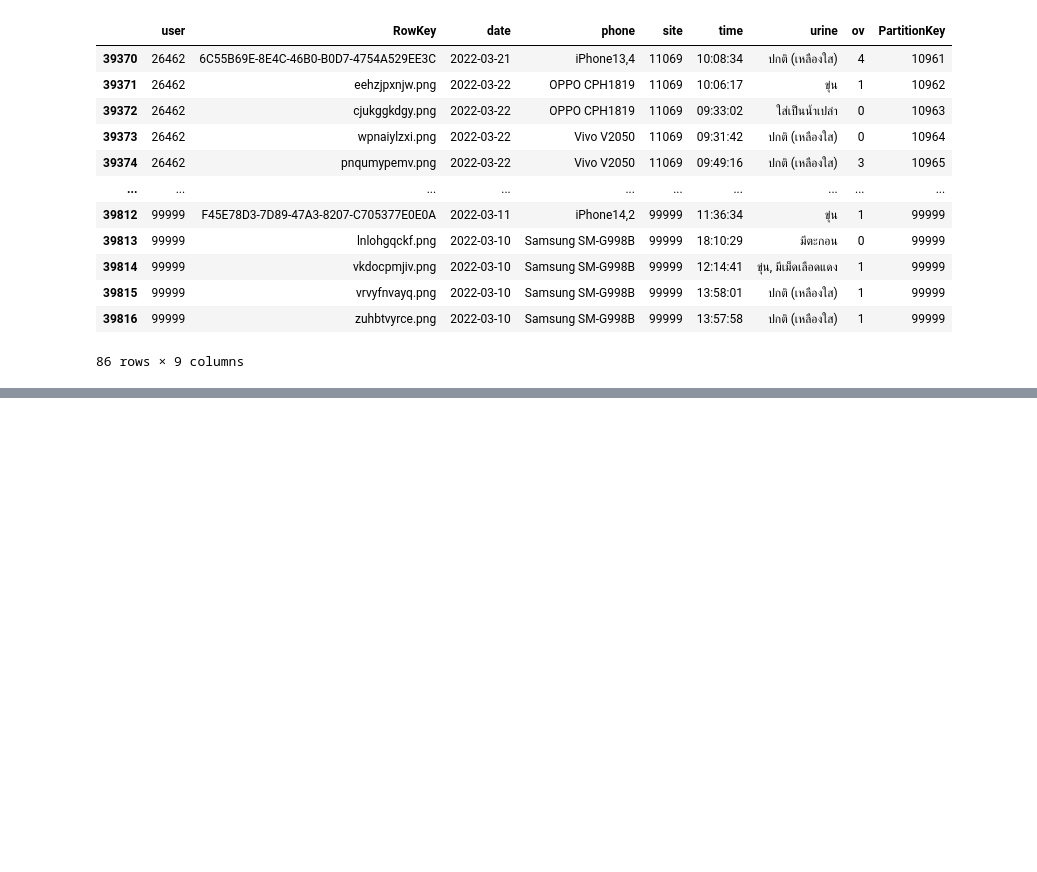
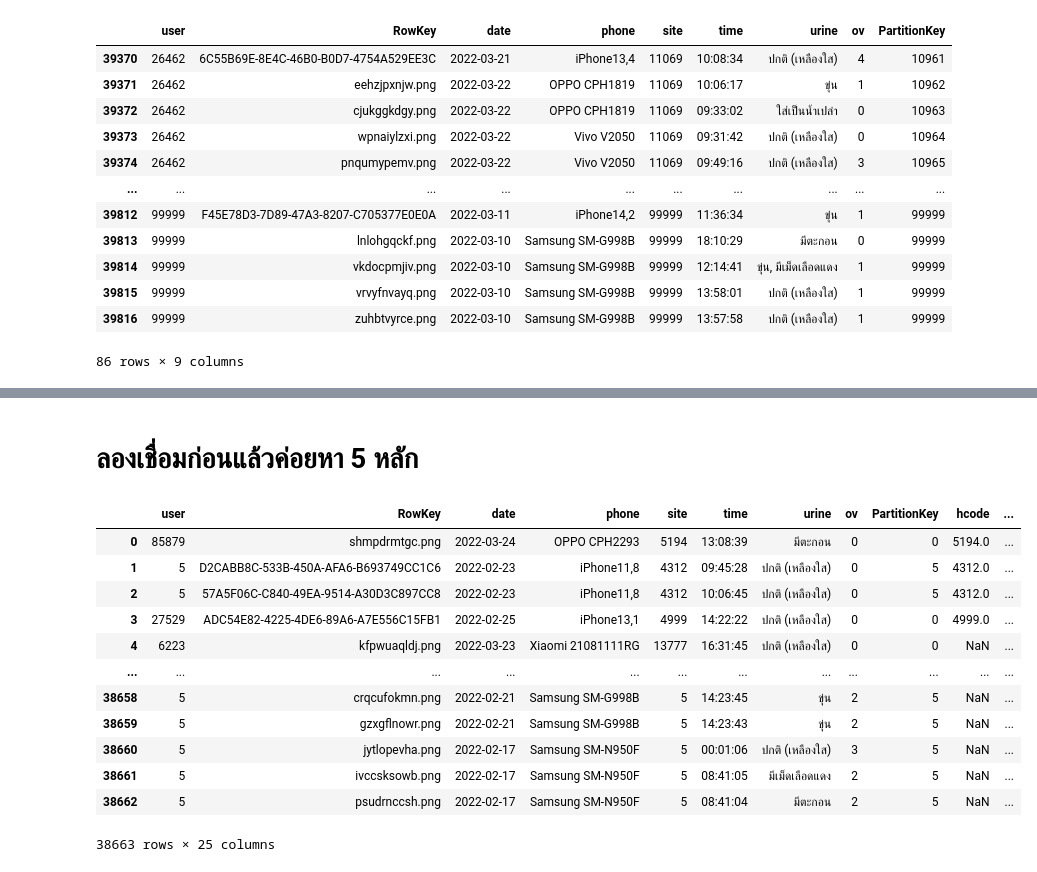
Before and after one commit to Octa-p/data_viz_2022, a Jupyter notebook: Final_Exam.ipynb, the cells around one changed output, grey strips where cells are left out. Cells and saved outputs as stored; diff of their text form; code cells hidden in the pictures; blank space fills up the shorter version.

```diff
--- a/Final_Exam.ipynb
+++ b/Final_Exam.ipynb
@@ -280,0 +331,3 @@ alldb_dp3
+# %%
+hospital_dp = hospital.dropna()
+hospital_dp
@@ -280,0 +348,2 @@ alldb_dp3
+# %%
+hospital_dp['hcode'] = hospital_dp['hcode'].astype(int)
@@ -280,0 +372,19 @@ alldb_dp3
+# %% [markdown]
+# ลองเชื่อมก่อนแล้วค่อยหา 5 หลัก
+# %%
+alldp_hos = alldb_dp.merge(hospital_dp,how='left',left_on='site',right_on = 'hcode')
+alldp_hos
+# %% [output]
+|  | user | RowKey | date | phone | site | time | urine | ov | PartitionKey | hcode | ... |
+| 0 | 85879 | shmpdrmtgc.png | 2022-03-24 | OPPO CPH2293 | 5194 | 13:08:39 | มีตะกอน | 0 | 0 | 5194.0 | ... |
+| 1 | 5 | D2CABB8C-533B-450A-AFA6-B693749CC1C6 | 2022-02-23 | iPhone11,8 | 4312 | 09:45:28 | ปกติ (เหลืองใส) | 0 | 5 | 4312.0 | ... |
+| 2 | 5 | 57A5F06C-C840-49EA-9514-A30D3C897CC8 | 2022-02-23 | iPhone11,8 | 4312 | 10:06:45 | ปกติ (เหลืองใส) | 0 | 5 | 4312.0 | ... |
+| 3 | 27529 | ADC54E82-4225-4DE6-89A6-A7E556C15FB1 | 2022-02-25 | iPhone13,1 | 4999 | 14:22:22 | ปกติ (เหลืองใส) | 0 | 0 | 4999.0 | ... |
+| 4 | 6223 | kfpwuaqldj.png | 2022-03-23 | Xiaomi 21081111RG | 13777 | 16:31:45 | ปกติ (เหลืองใส) | 0 | 0 | NaN | ... |
+| ... | ... | ... | ... | ... | ... | ... | ... | ... | ... | ... | ... |
+| 38658 | 5 | crqcufokmn.png | 2022-02-21 | Samsung SM-G998B | 5 | 14:23:45 | ขุ่น | 2 | 5 | NaN | ... |
+| 38659 | 5 | gzxgflnowr.png | 2022-02-21 | Samsung SM-G998B | 5 | 14:23:43 | ขุ่น | 2 | 5 | NaN | ... |
+| 38660 | 5 | jytlopevha.png | 2022-02-17 | Samsung SM-N950F | 5 | 00:01:06 | ปกติ (เหลืองใส) | 3 | 5 | NaN | ... |
+| 38661 | 5 | ivccsksowb.png | 2022-02-17 | Samsung SM-N950F | 5 | 08:41:05 | มีเม็ดเลือดแดง | 2 | 5 | NaN | ... |
+| 38662 | 5 | psudrnccsh.png | 2022-02-17 | Samsung SM-N950F | 5 | 08:41:04 | มีตะกอน | 2 | 5 | NaN | ... |
+38663 rows × 25 columns
```
Also changed, not shown: parts of 15 cells of this notebook.
